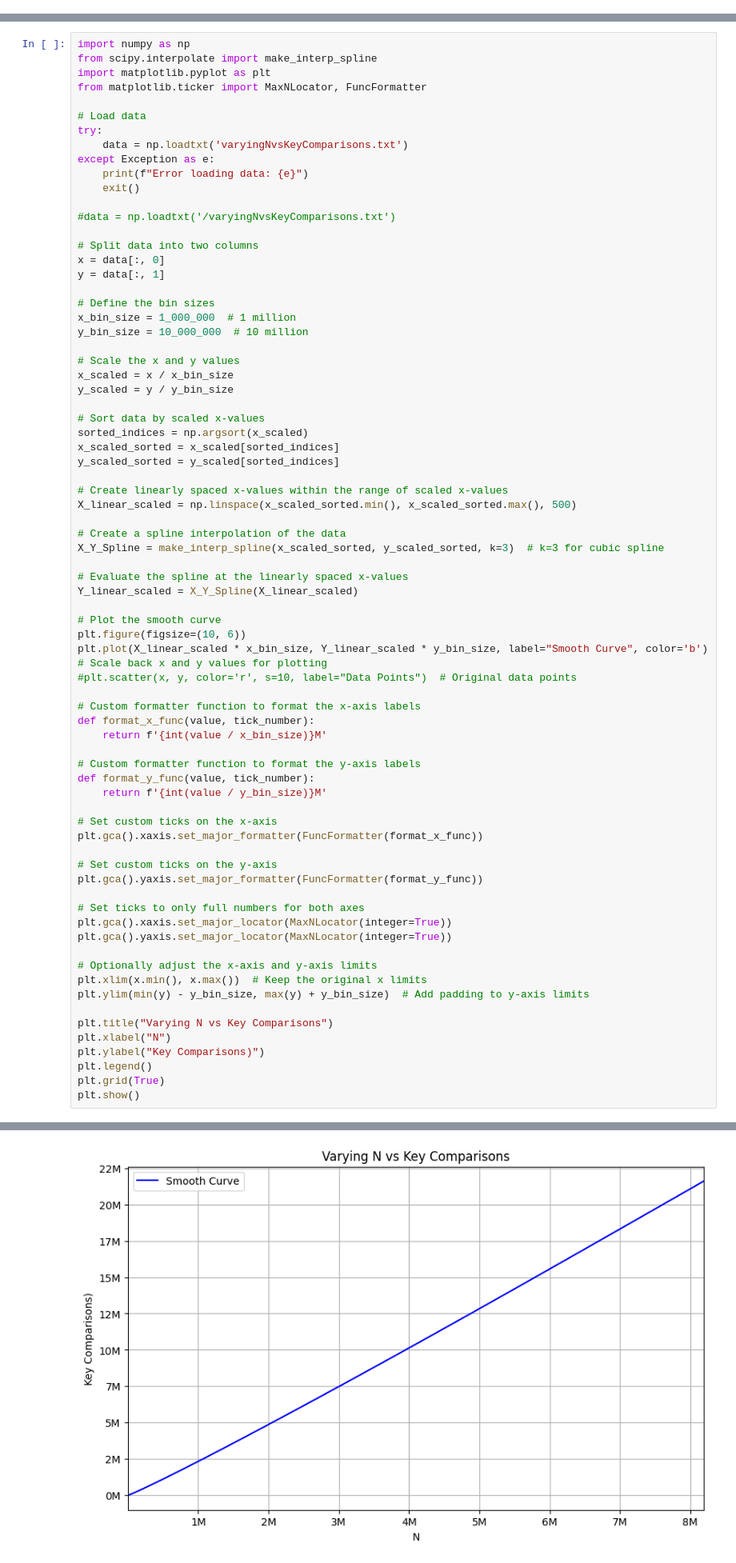
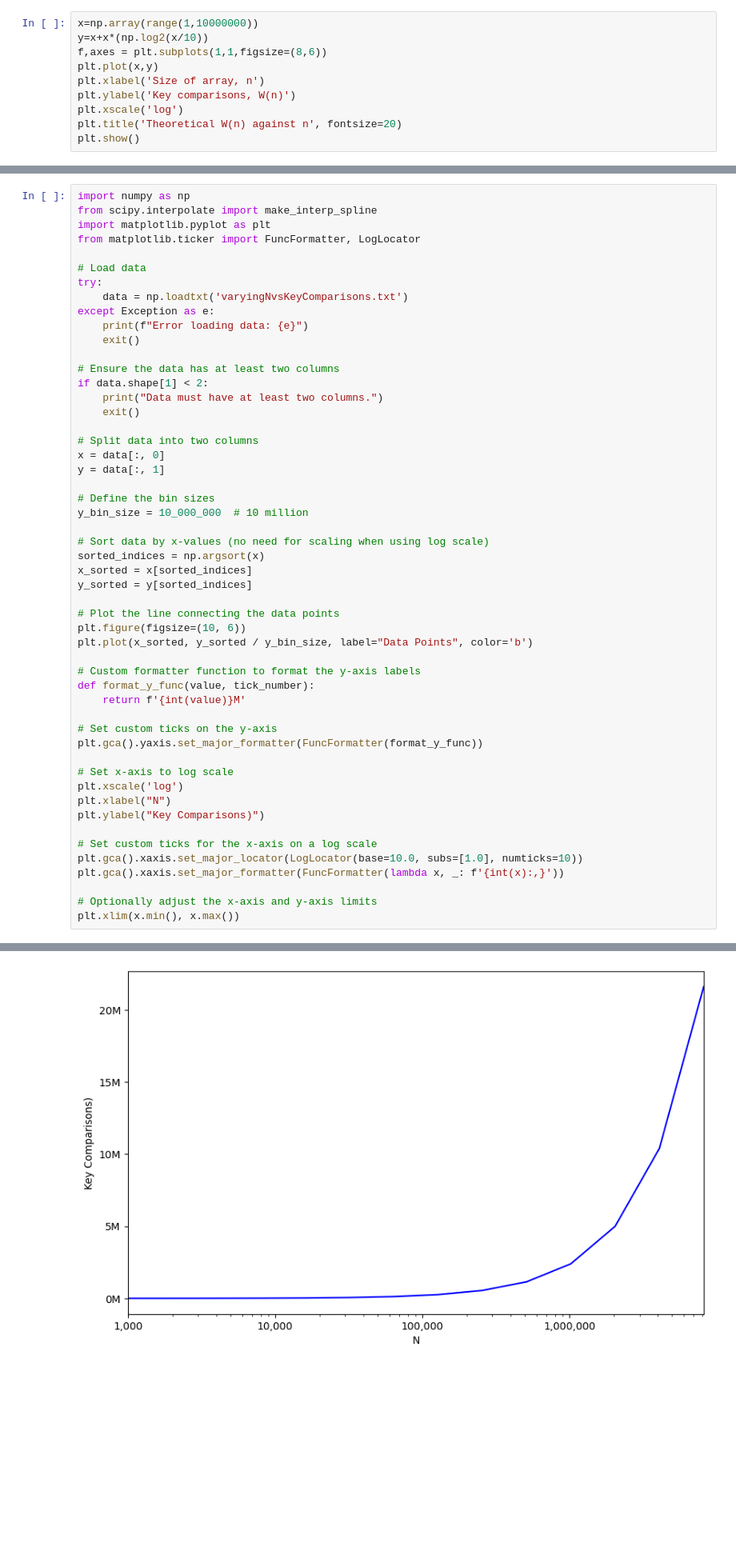
Before and after one commit to acmin1/SC2001Projects, a Jupyter notebook: lab1/lab1notebook.ipynb, the cells around one changed output, grey strips where cells are left out. Shown at 80% size. Saved outputs shown, nothing was run; the diff lists cells and outputs as text; blank space fills up the shorter version.

```diff
--- a/lab1/lab1notebook.ipynb
+++ b/lab1/lab1notebook.ipynb
@@ -0,0 +30,10 @@
+# %%
+x=np.array(range(1,10000000))
+y=x+x*(np.log2(x/10))
+f,axes = plt.subplots(1,1,figsize=(8,6))
+plt.plot(x,y)
+plt.xlabel('Size of array, n')
+plt.ylabel('Key comparisons, W(n)')
+plt.xscale('log')
+plt.title('Theoretical W(n) against n', fontsize=20)
+plt.show()
@@ -2,7 +43,7 @@
 import numpy as np
 from scipy.interpolate import make_interp_spline
 import matplotlib.pyplot as plt
-from matplotlib.ticker import MaxNLocator, FuncFormatter
+from matplotlib.ticker import FuncFormatter, LogLocator
 
 # Load data
 try:
@@ -11,65 +52,43 @@ except Exception as e:
     print(f"Error loading data: {e}")
     exit()
 
-#data = np.loadtxt('/varyingNvsKeyComparisons.txt')
+# Ensure the data has at least two columns
+if data.shape[1] < 2:
+    print("Data must have at least two columns.")
+    exit()
 
 # Split data into two columns
 x = data[:, 0]
 y = data[:, 1]
 
 # Define the bin sizes
-x_bin_size = 1_000_000  # 1 million
 y_bin_size = 10_000_000  # 10 million
 
-# Scale the x and y values
-x_scaled = x / x_bin_size
-y_scaled = y / y_bin_size
+# Sort data by x-values (no need for scaling when using log scale)
+sorted_indices = np.argsort(x)
+x_sorted = x[sorted_indices]
+y_sorted = y[sorted_indices]
 
-# Sort data by scaled x-values
-sorted_indices = np.argsort(x_scaled)
-x_scaled_sorted = x_scaled[sorted_indices]
-y_scaled_sorted = y_scaled[sorted_indices]
-
-# Create linearly spaced x-values within the range of scaled x-values
-X_linear_scaled = np.linspace(x_scaled_sorted.min(), x_scaled_sorted.max(), 500)
-
-# Create a spline interpolation of the data
-X_Y_Spline = make_interp_spline(x_scaled_sorted, y_scaled_sorted, k=3)  # k=3 for cubic spline
-
-# Evaluate the spline at the linearly spaced x-values
-Y_linear_scaled = X_Y_Spline(X_linear_scaled)
-
-# Plot the smooth curve
+# Plot the line connecting the data points
 plt.figure(figsize=(10, 6))
-plt.plot(X_linear_scaled * x_bin_size, Y_linear_scaled * y_bin_size, label="Smooth Curve", color='b')  # Scale back x and y values for plotting
-#plt.scatter(x, y, color='r', s=10, label="Data Points")  # Original data points
-
-# Custom formatter function to format the x-axis labels
-def format_x_func(value, tick_number):
-    return f'{int(value / x_bin_size)}M'
+plt.plot(x_sorted, y_sorted / y_bin_size, label="Data Points", color='b')
 
 # Custom formatter function to format the y-axis labels
 def format_y_func(value, tick_number):
-    return f'{int(value / y_bin_size)}M'
-
-# Set custom ticks on the x-axis
-plt.gca().xaxis.set_major_formatter(FuncFormatter(format_x_func))
+    return f'{int(value)}M'
 
 # Set custom ticks on the y-axis
 plt.gca().yaxis.set_major_formatter(FuncFormatter(format_y_func))
 
-# Set ticks to only full numbers for both axes
-plt.gca().xaxis.set_major_locator(MaxNLocator(integer=True))
-plt.gca().yaxis.set_major_locator(MaxNLocator(integer=True))
+# Set x-axis to log scale
+plt.xscale('log')
+plt.xlabel("N")
+plt.ylabel("Key Comparisons)")
+
+# Set custom ticks for the x-axis on a log scale
+plt.gca().xaxis.set_major_locator(LogLocator(base=10.0, subs=[1.0], numticks=10))
+plt.gca().xaxis.set_major_formatter(FuncFormatter(lambda x, _: f'{int(x):,}'))
 
 # Optionally adjust the x-axis and y-axis limits
-plt.xlim(x.min(), x.max())  # Keep the original x limits
-plt.ylim(min(y) - y_bin_size, max(y) + y_bin_size)  # Add padding to y-axis limits
-
-plt.title("Varying N vs Key Comparisons")
-plt.xlabel("N")
-plt.ylabel("Key Comparisons)")
-plt.legend()
-plt.grid(True)
-plt.show()
+plt.xlim(x.min(), x.max())
 # %% [output]
@@ -76 +96 @@ plt.show()
-[figure, old version]
+[figure, new version]
```
Also changed, not shown: parts of 29 cells of this notebook.
